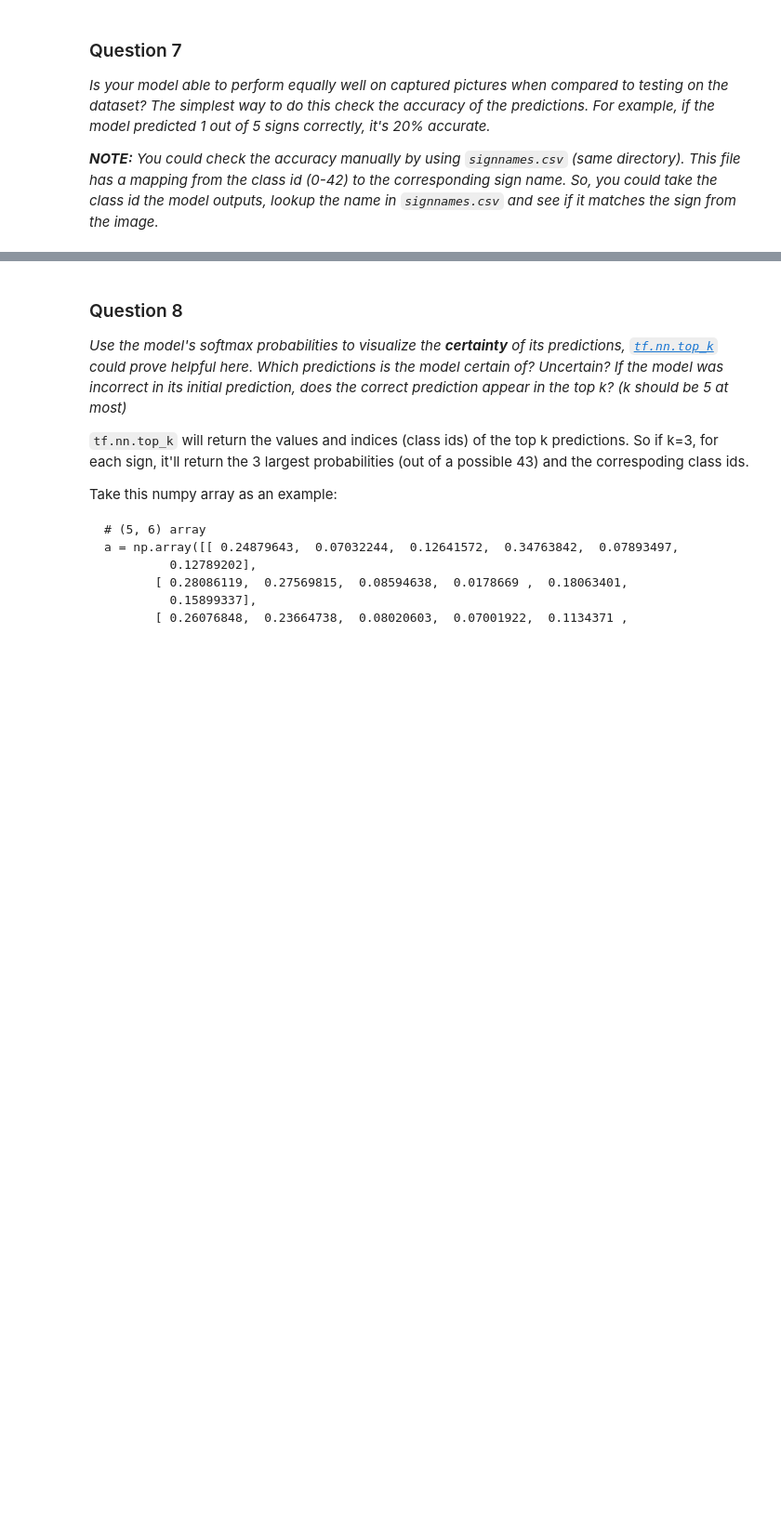
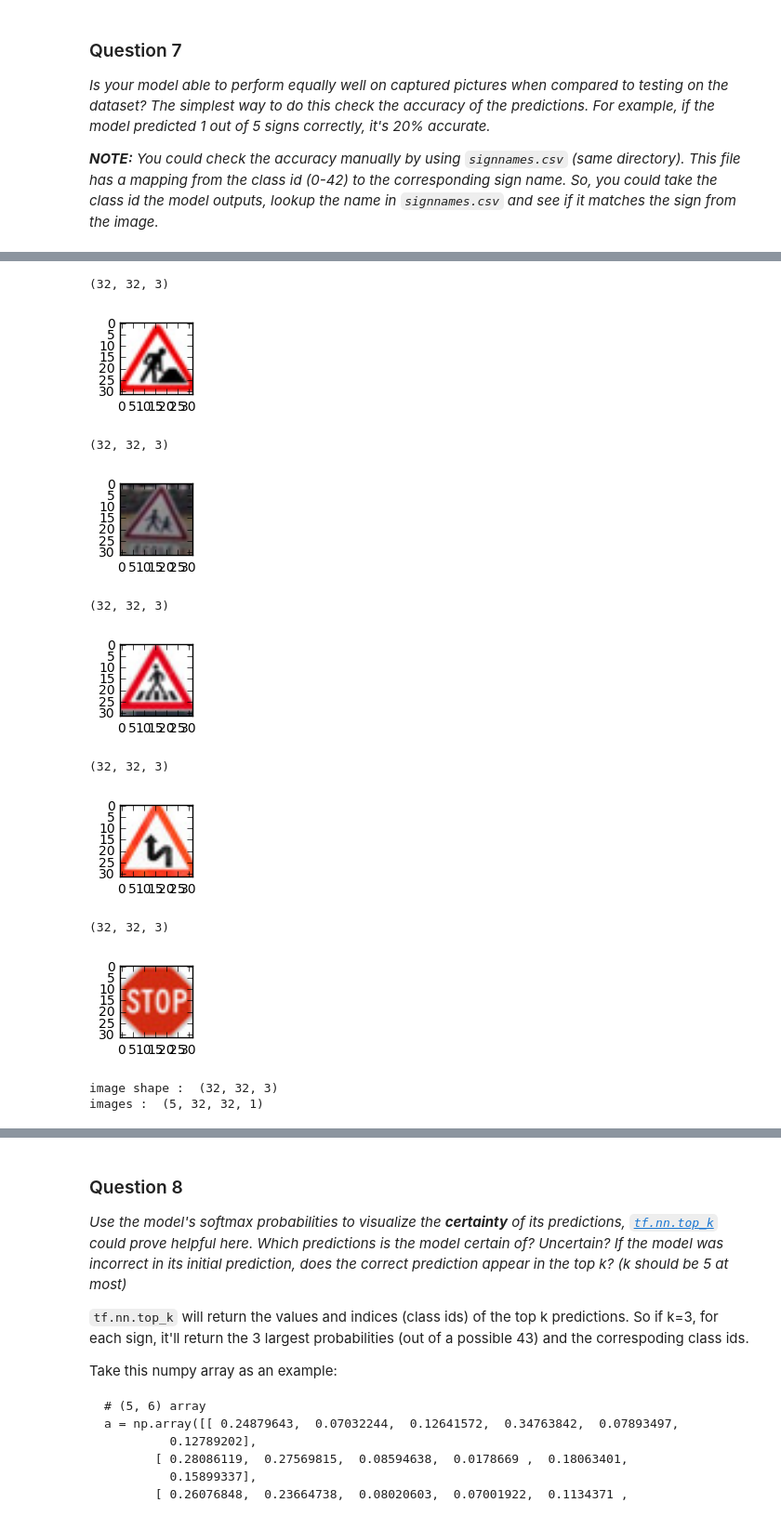
Before and after one commit to Angels200/CarND-Traffic-Sign-Classifier-Project, a Jupyter notebook: Traffic_Sign_Classifier.ipynb, the cells around one changed output, grey strips where cells are left out. Shown: that part at 93% size. Cells and saved outputs as stored; diff of their text form; code cells hidden in the pictures; blank space fills up the shorter version.

```diff
--- a/Traffic_Sign_Classifier.ipynb
+++ b/Traffic_Sign_Classifier.ipynb
@@ -613,24 +819,27 @@ Use the code cell (or multiple code cells, if necessary) to implement the first
 import matplotlib.image as mpimg
 import matplotlib.pyplot as plt
 
-def load_images(path):
+def load_images(path,imagesname):
 
-    imgnames = ['01.jpg', '02.jpg', '03.jpg', '04.jpg', '05.jpg']
+    dp = DataPreprocessor()
 
-    images = np.float32(np.zeros((10,32,32,3)))
+    images = [] #np.float32(np.zeros((5,32,32,3)))
 
-    for idx,name in enumerate(imgnames):
+    for idx,name in enumerate(imagesname):
         image = mpimg.imread(path + name)
         #image = image.resize((int(width),int(height)),Image.ANTIALIAS)
         print(image.shape)
-        images[idx-1]=image
+        images.append(image)
+        plt.figure(figsize=(1,1))
         plt.imshow(image)
         plt.show()
+    images = np.asarray(images).reshape(len(images),32,32,3)
+    imgs = dp.preprocess_batch(images)
+    return imgs
 
-    #images =  np.array(images)
-    return images
-
-#images = load_images('images/')
+imagesname = ['donkey-blur-radial.jpg', 'circular-blur-angular-.jpg', 'deer-blur-linear-.jpg', \
+                'back-Bayer.jpg', 'donotpass-cracks.jpg']
+#images = load_images('images/',imgnames)
 # %% [markdown]
 ### Question 6
 
@@ -676,3 +954,21 @@ _**NOTE:** You could check the accuracy manually by using `signnames.csv` (same
 # %%
 ### Visualize the softmax probabilities here.
 ### Feel free to use as many code cells as needed.
+
+imgnames = ['01.jpg', '02.jpg', '03.jpg', \
+                '04.jpg', '05.jpg']
+
+run_predictions('images/',imgnames)
+# %% [output]
+(32, 32, 3)
+[figure, added]
+(32, 32, 3)
+[figure, added]
+(32, 32, 3)
+[figure, added]
+(32, 32, 3)
+[figure, added]
+(32, 32, 3)
+[figure, added]
+image shape :  (32, 32, 3)
+images :  (5, 32, 32, 1)
```
Also changed, not shown: parts of 22 cells of this notebook, 31 other files.
